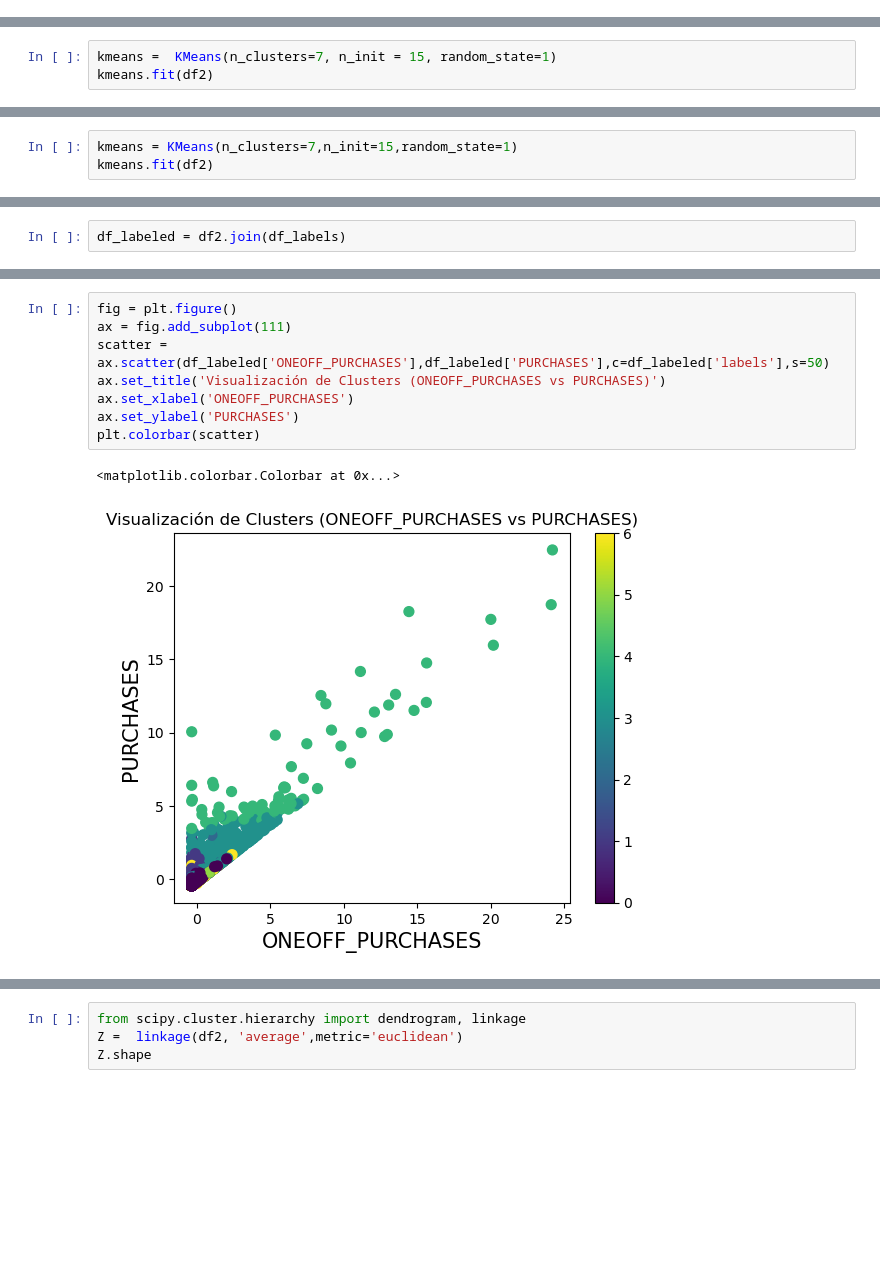
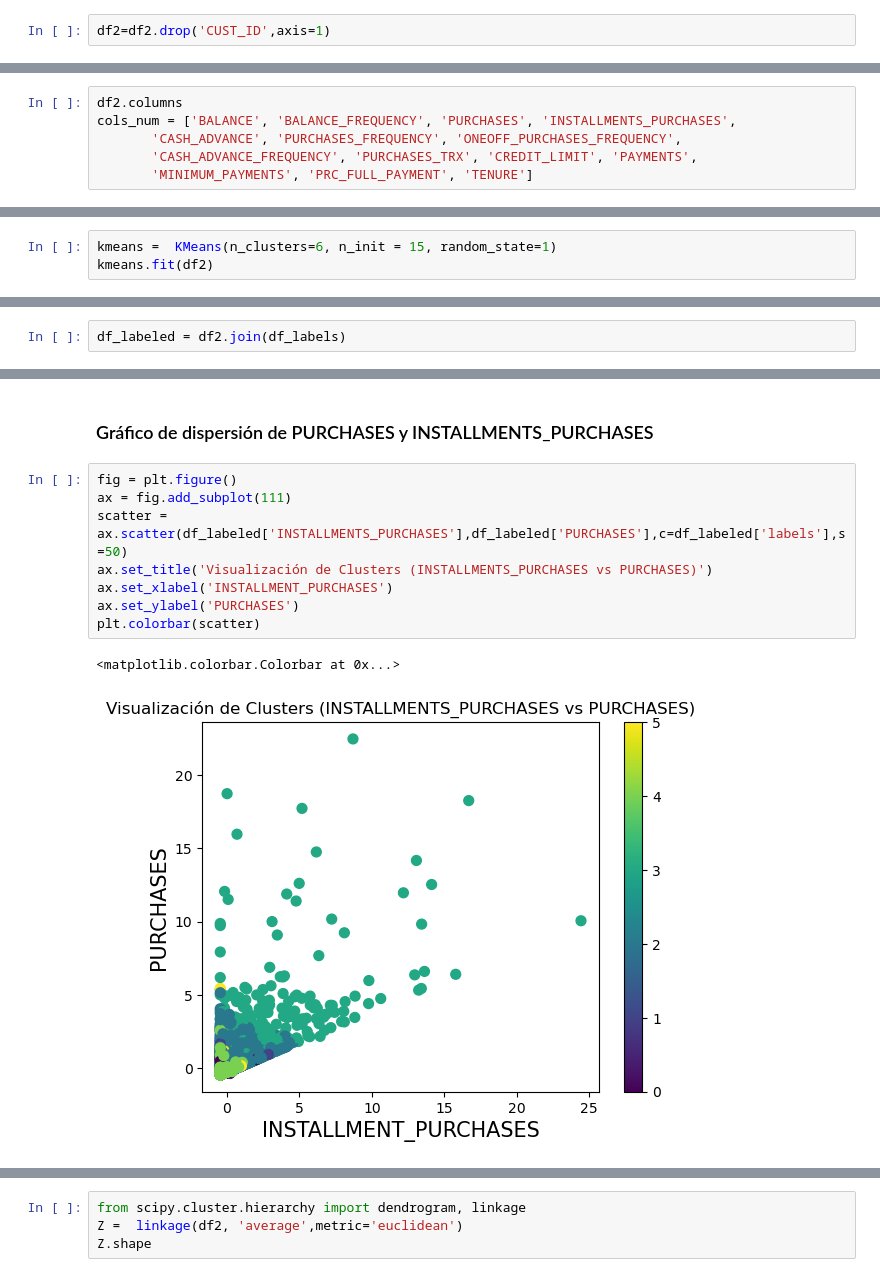
Before and after one commit to AI-YAZMIN-VILLEGAS/EBAC, a Jupyter notebook: Tareas/Tarea M45 - AD- YAZMIN VILLEGAS.ipynb, the cells around one changed output, grey strips where cells are left out. Saved outputs shown, nothing was run; the diff lists cells and outputs as text; blank space fills up the shorter version.

```diff
--- a/Tareas/Tarea M45 - AD- YAZMIN VILLEGAS.ipynb
+++ b/Tareas/Tarea M45 - AD- YAZMIN VILLEGAS.ipynb
@@ -310,0 +369,2 @@ dtype: object
+# %%
+df2=df2.drop('CUST_ID',axis=1)
@@ -310,0 +391,6 @@ dtype: object
+# %%
+df2.columns
+cols_num = ['BALANCE', 'BALANCE_FREQUENCY', 'PURCHASES', 'INSTALLMENTS_PURCHASES',
+       'CASH_ADVANCE', 'PURCHASES_FREQUENCY', 'ONEOFF_PURCHASES_FREQUENCY',
+       'CASH_ADVANCE_FREQUENCY', 'PURCHASES_TRX', 'CREDIT_LIMIT', 'PAYMENTS',
+       'MINIMUM_PAYMENTS', 'PRC_FULL_PAYMENT', 'TENURE']
@@ -448,4 +565,4 @@ array([2, 4, 3, ..., 1, 2, 3], dtype=int32)
 # %%
-kmeans =  KMeans(n_clusters=7, n_init = 15, random_state=1)
+kmeans =  KMeans(n_clusters=6, n_init = 15, random_state=1)
 kmeans.fit(df2)
 # %% [output]
@@ -457,3 +573,0 @@ array([2, 4, 3, ..., 1, 2, 3], dtype=int32)
-# %%
-kmeans = KMeans(n_clusters=7,n_init=15,random_state=1)
-kmeans.fit(df2)
@@ -582,11 +718,13 @@ Text(0.5, 0.98, 'Configuración de Clusters por Variable (KMeans)')
+# %% [markdown]
+### Gráfico de dispersión de PURCHASES y INSTALLMENTS_PURCHASES
 # %%
 fig = plt.figure()
 ax = fig.add_subplot(111)
-scatter = ax.scatter(df_labeled['ONEOFF_PURCHASES'],df_labeled['PURCHASES'],c=df_labeled['labels'],s=50)
-ax.set_title('Visualización de Clusters (ONEOFF_PURCHASES vs PURCHASES)')
-ax.set_xlabel('ONEOFF_PURCHASES')
+scatter = ax.scatter(df_labeled['INSTALLMENTS_PURCHASES'],df_labeled['PURCHASES'],c=df_labeled['labels'],s=50)
+ax.set_title('Visualización de Clusters (INSTALLMENTS_PURCHASES vs PURCHASES)')
+ax.set_xlabel('INSTALLMENT_PURCHASES')
 ax.set_ylabel('PURCHASES')
 plt.colorbar(scatter)
 # %% [output]
 <matplotlib.colorbar.Colorbar at 0x...>
-[figure, old version]
+[figure, new version]
```
Also changed, not shown: parts of 133 cells of this notebook.
